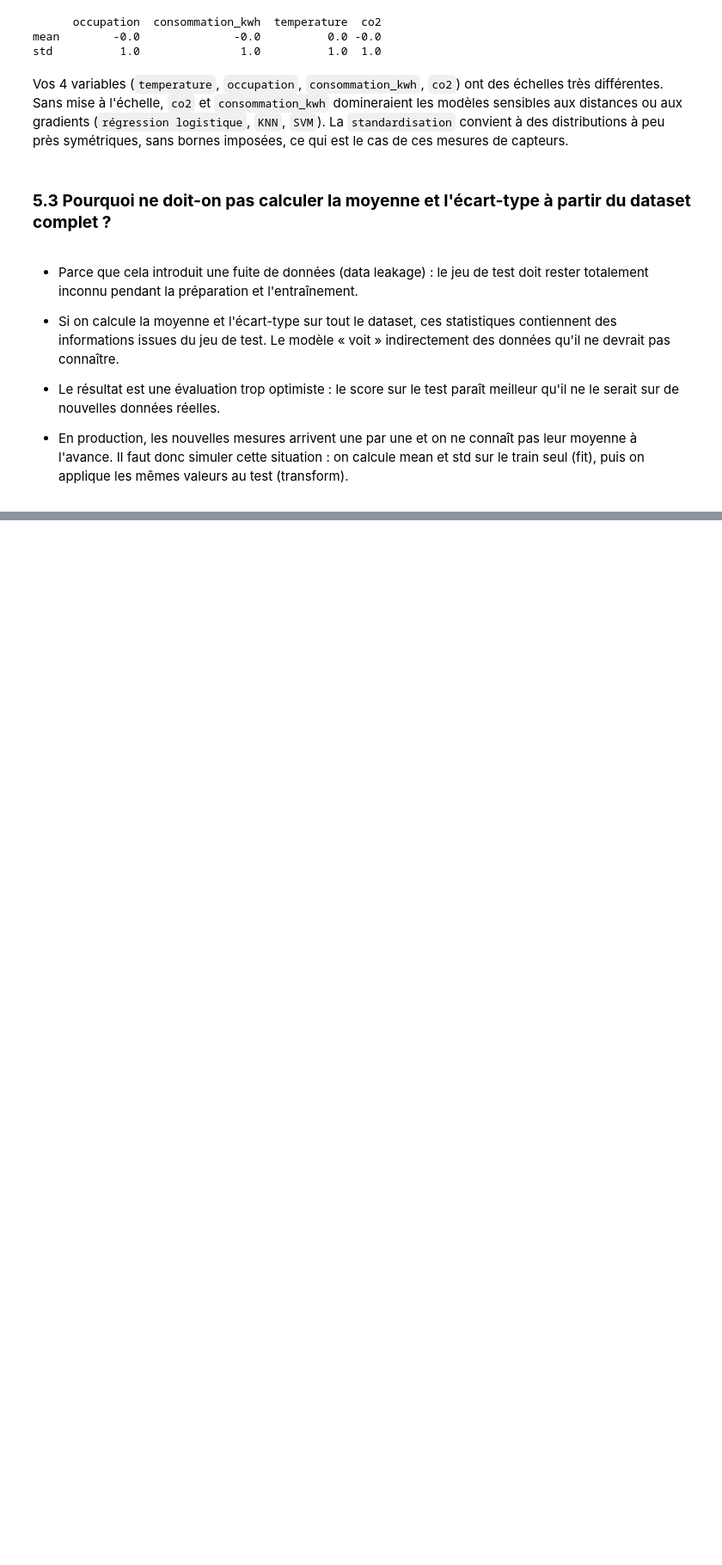
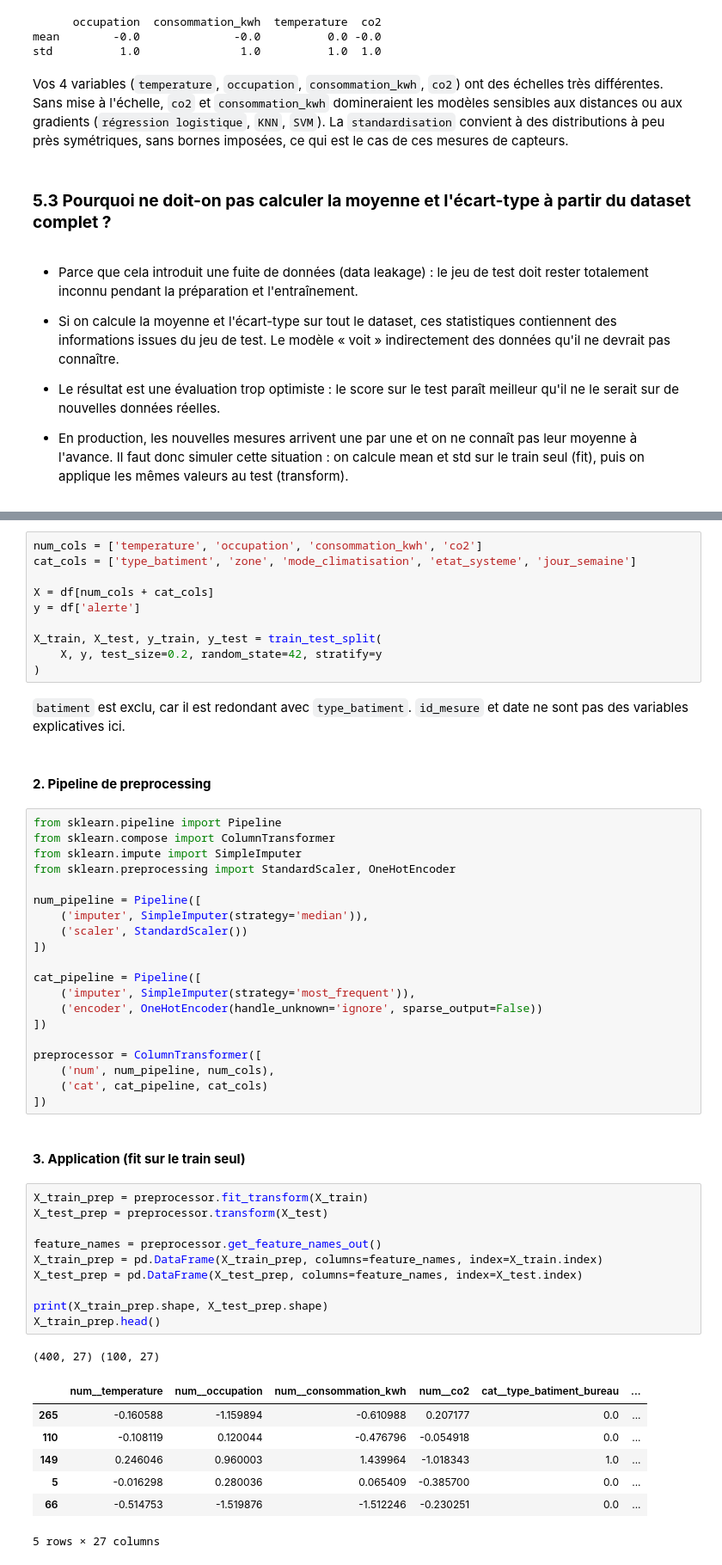
Before and after one commit to Alassanee/atelier_prepa_donnees_tab, a Jupyter notebook: notebooks/atelier_prepa_donnees_tab.ipynb, the cells around one changed output, grey strips where cells are left out. Shown at 86% size. Drawn from its saved outputs; the diff is of its cells as text; blank space fills up the shorter version.

Commit message:
Pipeline de preprocessing

```diff
--- a/notebooks/atelier_prepa_donnees_tab.ipynb
+++ b/notebooks/atelier_prepa_donnees_tab.ipynb
@@ -854,0 +861,55 @@ La `standardisation` convient à des distributions à peu près symétriques, sa
+# %%
+num_cols = ['temperature', 'occupation', 'consommation_kwh', 'co2']
+cat_cols = ['type_batiment', 'zone', 'mode_climatisation', 'etat_systeme', 'jour_semaine']
+
+X = df[num_cols + cat_cols]
+y = df['alerte']
+
+X_train, X_test, y_train, y_test = train_test_split(
+    X, y, test_size=0.2, random_state=42, stratify=y
+)
+# %% [markdown]
+`batiment` est exclu, car il est redondant avec `type_batiment`. `id_mesure` et date ne sont pas des variables explicatives ici.
+# %% [markdown]
+#### **2. Pipeline de preprocessing**
+# %%
+from sklearn.pipeline import Pipeline
+from sklearn.compose import ColumnTransformer
+from sklearn.impute import SimpleImputer
+from sklearn.preprocessing import StandardScaler, OneHotEncoder
+
+num_pipeline = Pipeline([
+    ('imputer', SimpleImputer(strategy='median')),
+    ('scaler', StandardScaler())
+])
+
+cat_pipeline = Pipeline([
+    ('imputer', SimpleImputer(strategy='most_frequent')),
+    ('encoder', OneHotEncoder(handle_unknown='ignore', sparse_output=False))
+])
+
+preprocessor = ColumnTransformer([
+    ('num', num_pipeline, num_cols),
+    ('cat', cat_pipeline, cat_cols)
+])
+# %% [markdown]
+#### **3. Application (fit sur le train seul)**
+# %%
+X_train_prep = preprocessor.fit_transform(X_train)
+X_test_prep = preprocessor.transform(X_test)
+
+feature_names = preprocessor.get_feature_names_out()
+X_train_prep = pd.DataFrame(X_train_prep, columns=feature_names, index=X_train.index)
+X_test_prep = pd.DataFrame(X_test_prep, columns=feature_names, index=X_test.index)
+
+print(X_train_prep.shape, X_test_prep.shape)
+X_train_prep.head()
+# %% [output]
+(400, 27) (100, 27)
+|  | num__temperature | num__occupation | num__consommation_kwh | num__co2 | cat__type_batiment_bureau | ... |
+| 265 | -0.160588 | -1.159894 | -0.610988 | 0.207177 | 0.0 | ... |
+| 110 | -0.108119 | 0.120044 | -0.476796 | -0.054918 | 0.0 | ... |
+| 149 | 0.246046 | 0.960003 | 1.439964 | -1.018343 | 1.0 | ... |
+| 5 | -0.016298 | 0.280036 | 0.065409 | -0.385700 | 0.0 | ... |
+| 66 | -0.514753 | -1.519876 | -1.512246 | -0.230251 | 0.0 | ... |
+5 rows × 27 columns
```
Also changed, not shown: parts of 3 cells of this notebook.
